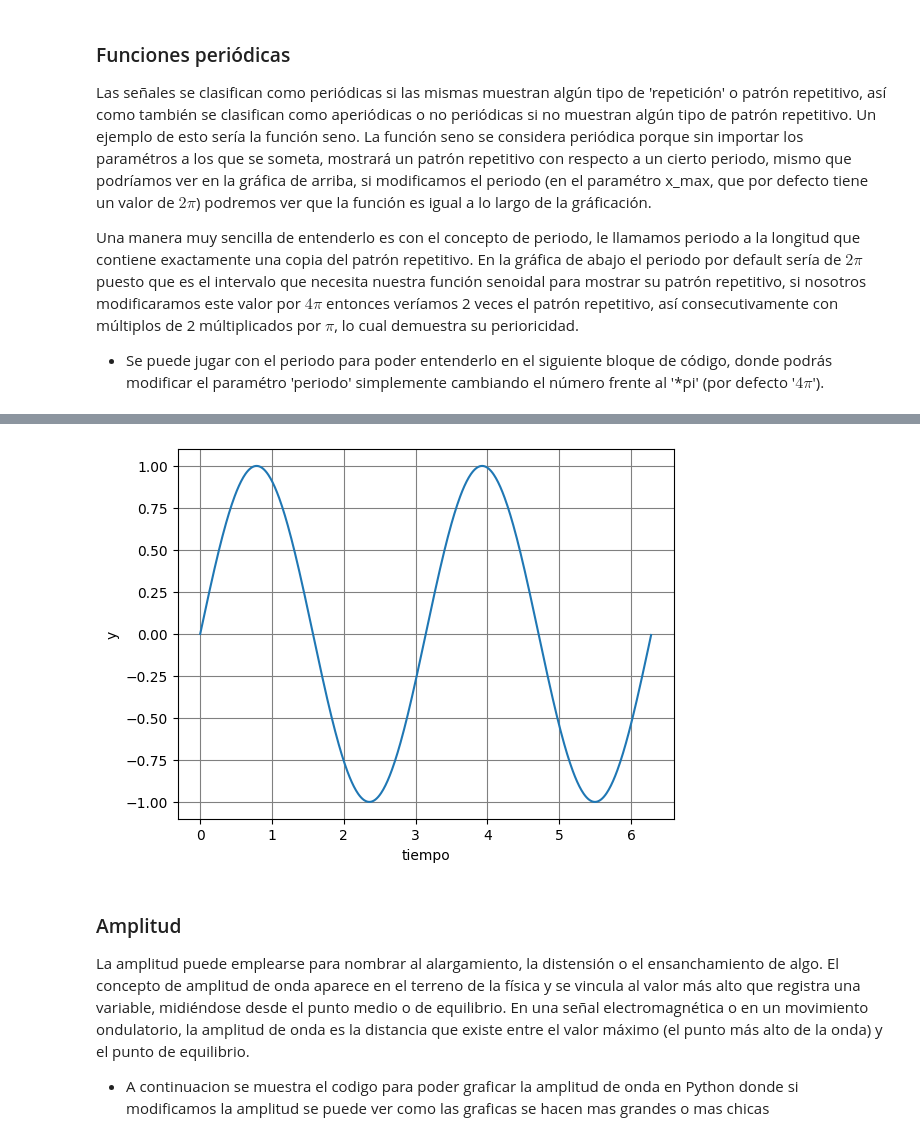
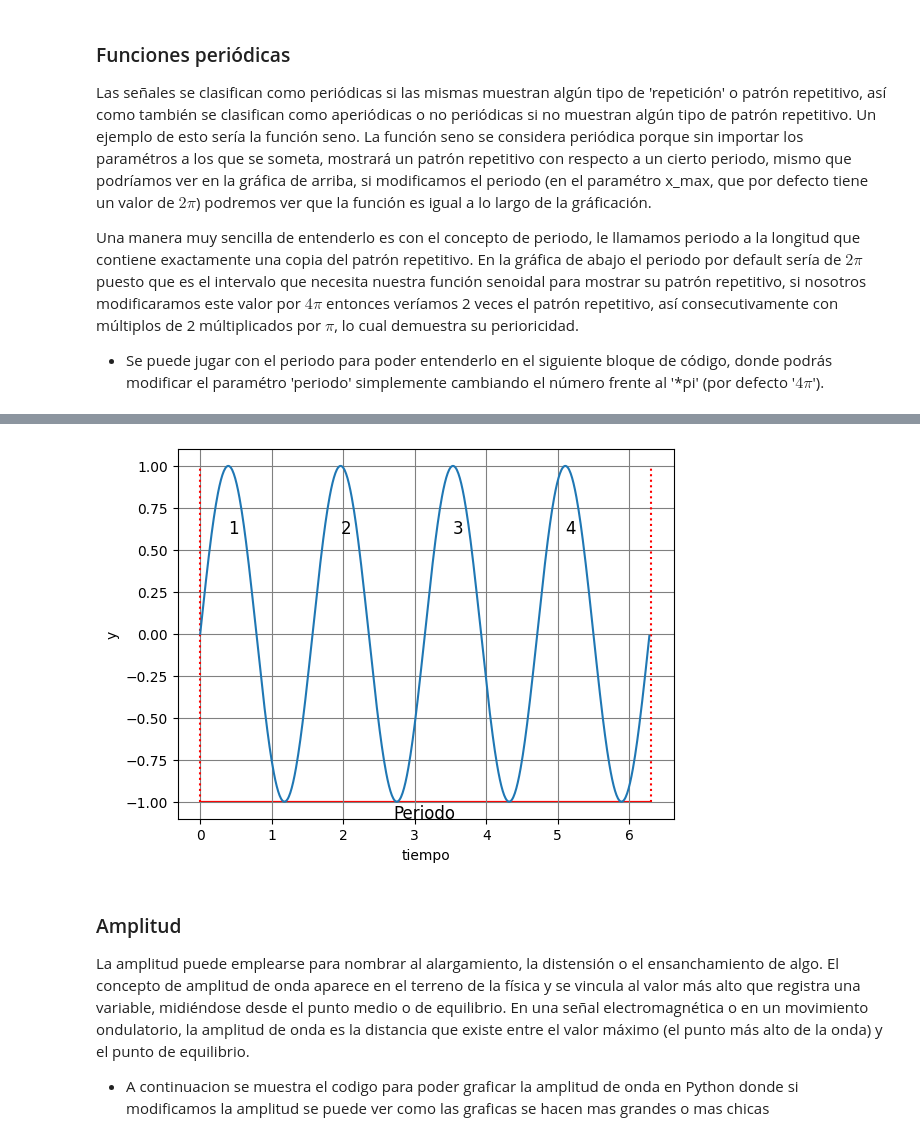
Before and after one commit to JorgeIsur/Laboratorio7Lerma, a Jupyter notebook: laboratorio7.ipynb, the cells around one changed output, grey strips where cells are left out. Drawn from its saved outputs; the diff is of its cells as text; code cells hidden in the pictures.

```diff
--- a/laboratorio7.ipynb
+++ b/laboratorio7.ipynb
@@ -78,14 +83,21 @@ Podemos decir que la frecuencia de una función senoidal es la medida del númer
 
 En el siguiente bloque de código podremos jugar con el paramétro 'frecuencia' para poder ver de una manera más didáctica que es la frecuencia.
 - Si nosotros cambiamos el valor del parametro 'frecuencia' que por defecto tiene un valor de 2, podremos ver como vemos más ciclos de la función seno por unidad de tiempo.
-# %%
-frecuencia = 2
-
-x = np.arange(0,2*pi,0.01)
-y = [modelo(1,frecuencia/(2*pi),0,tiempo)for tiempo in x]
-ploteo(x,y)
-# %% [output]
-[figure, removed]
+# %%
+frecuencia = 4
+
+x = np.arange(0,2*pi,0.01)
+y = [modelo(1,frecuencia/(2*pi),0,tiempo)for tiempo in x]
+plt.figure()
+plt.vlines(x=[0,6.3],ymin=-1.0,ymax=1,colors='red',linestyles='dotted',label='Periodo')
+plt.arrow(x=0,y=-1,dx=6.3,dy=0,color='red',shape='full',label='Periodo')
+plt.text(2.7,-1.10,"Periodo",fontsize='large')
+picos = signal.find_peaks(y)
+for i in range(frecuencia):
+    plt.text(x=((picos[0][i])/100),y=0.60,s=i+1,fontsize='large')
+ploteo(x,y)
+# %% [output]
+[figure, added]
 # %% [markdown]
 
 ### Amplitud
```
Also changed, not shown: parts of 6 cells of this notebook.
